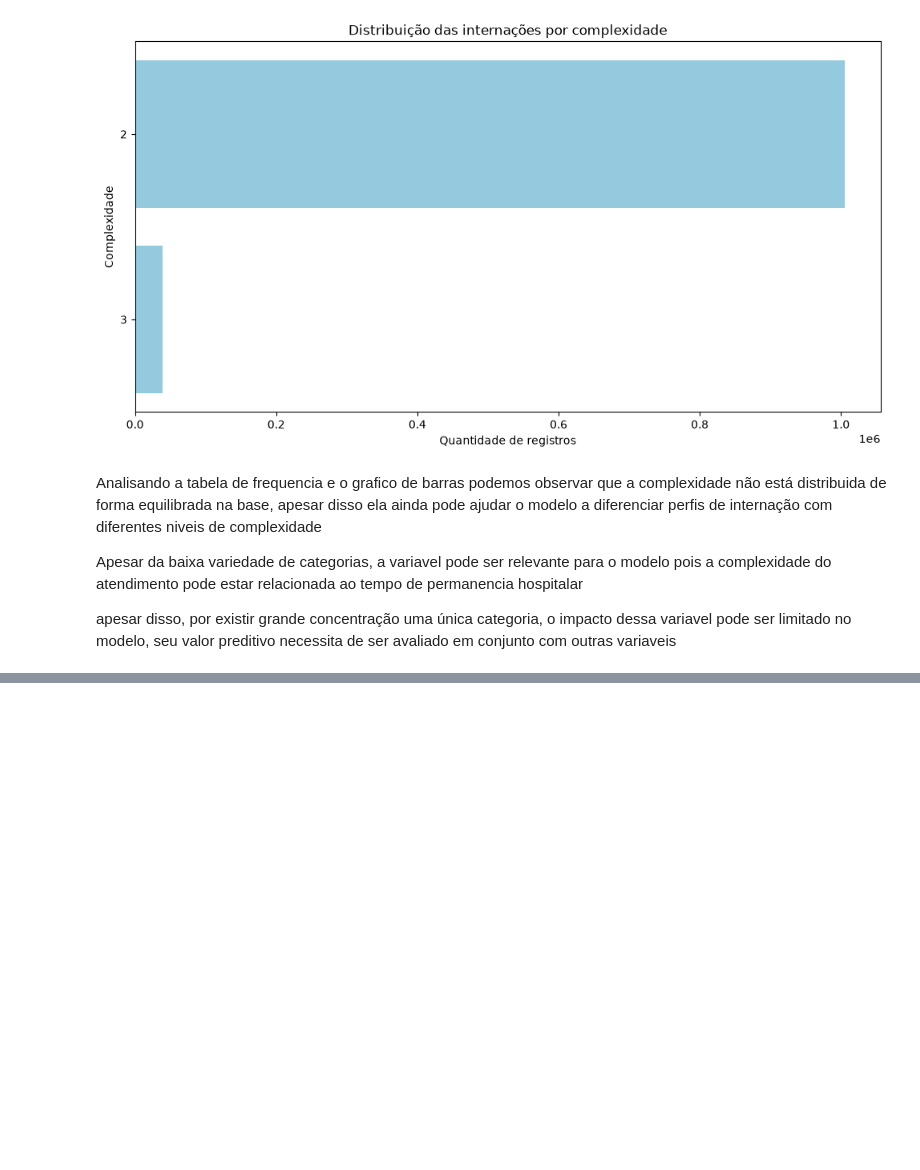
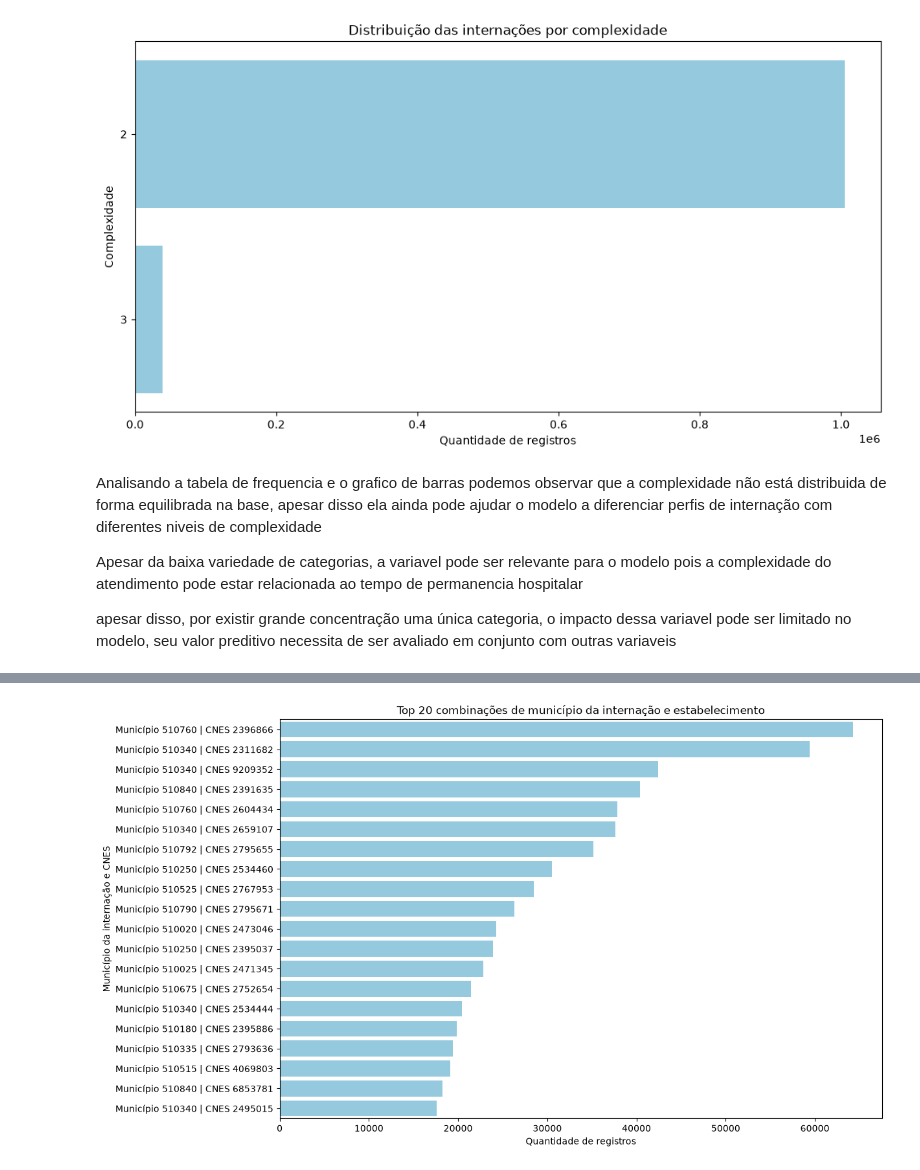
Before and after one commit to DjonathanMetelo/sih-sus-internacoes-prolongadas, a Jupyter notebook: Caderno.ipynb, the cells around one changed output, grey strips where cells are left out. Saved outputs shown, nothing was run; the diff lists cells and outputs as text; code cells hidden in the pictures; blank space fills up the shorter version.

```diff
--- a/Caderno.ipynb
+++ b/Caderno.ipynb
@@ -1625,0 +1788,27 @@ apesar disso, por existir grande concentração uma única categoria, o impacto
+# %%
+top_pares = (
+    munic_cnes
+    .sort_values("qtd_registros", ascending=False)
+    .head(20)
+    .copy()
+)
+
+top_pares["municipio_cnes"] = (
+    "Município " + top_pares["MUNIC_MOV"] + " | CNES " + top_pares["CNES"]
+)
+
+plt.figure(figsize=(12, 8))
+
+ax = sns.barplot(
+    data=top_pares,
+    x="qtd_registros",
+    y="municipio_cnes",
+    color="skyblue"
+)
+
+plt.title("Top 20 combinações de município da internação e estabelecimento")
+plt.xlabel("Quantidade de registros")
+plt.ylabel("Município da internação e CNES")
+plt.show()
+# %% [output]
+[figure, added]
```
Also changed, not shown: parts of 29 cells of this notebook, 1 other file.
